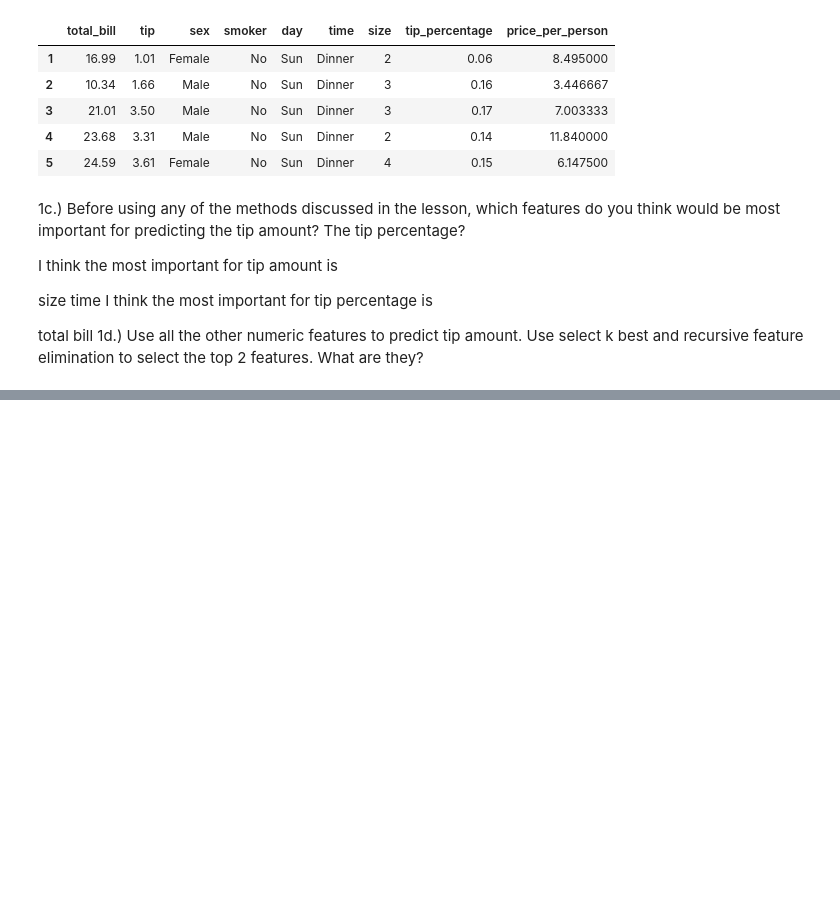
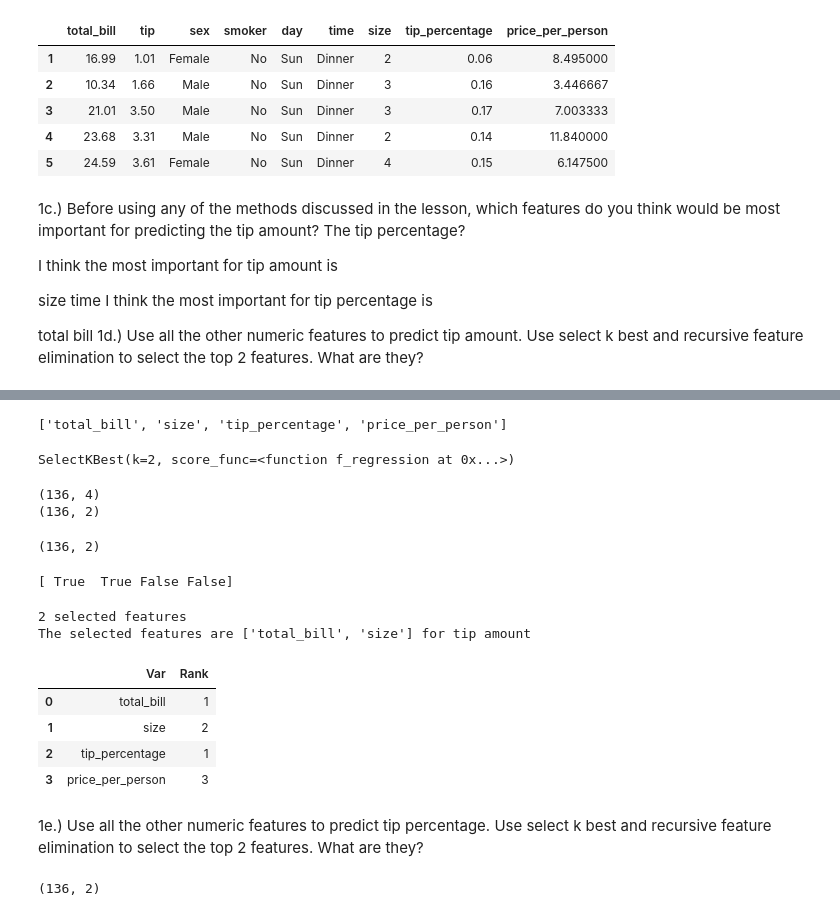
Before and after one commit to chriseverts/regression-exercises-, a Jupyter notebook: feature_engineering.ipynb, the cells around one changed output, grey strips where cells are left out. Saved outputs shown, nothing was run; the diff lists cells and outputs as text; code cells hidden in the pictures; blank space fills up the shorter version.

```diff
--- a/feature_engineering.ipynb
+++ b/feature_engineering.ipynb
@@ -107,0 +111,61 @@ NameError: name 'fe' is not defined
+# %%
+num_cols = fe.get_numeric_X_cols(X_train, obj_cols)
+num_cols
+# %% [output]
+['total_bill', 'size', 'tip_percentage', 'price_per_person']
+# %%
+X_train_scaled, X_validate_scaled, X_test_scaled = fe.min_max_scale(X_train, X_validate, X_test, num_cols)
+# %%
+f_selector = SelectKBest(f_regression, k=2)
+# %%
+f_selector.fit(X_train_scaled, y_train)
+# %% [output]
+SelectKBest(k=2, score_func=<function f_regression at 0x...>)
+# %%
+X_reduced = f_selector.transform(X_train_scaled)
+
+print(X_train_scaled.shape)
+print(X_reduced.shape)
+# %% [output]
+(136, 4)
+(136, 2)
+# %%
+#or condense the last 3 steps into this
+X_reduced2 = SelectKBest(f_regression, k=2).fit_transform(X_train_scaled, y_train)
+print(X_reduced2.shape)
+# %% [output]
+(136, 2)
+# %%
+f_support = f_selector.get_support()
+
+print(f_support)
+# %% [output]
+[ True  True False False]
+# %%
+f_feature = X_train_scaled.loc[:,f_support].columns.tolist()
+
+# you could also get the list this way (among many others)
+# f_feature = [X_train_scaled.columns.values[i] for i in range(len(feature_mask)) if feature_mask[i]==True]
+
+print(str(len(f_feature)), 'selected features')
+print(f'The selected features are {f_feature} for tip amount')
+# %% [output]
+2 selected features
+The selected features are ['total_bill', 'size'] for tip amount
+# %%
+#recursive
+lm=LinearRegression()
+rfe = RFE(lm, 2)
+X_rfe = rfe.fit_transform(X_train_scaled,y_train)
+lm.fit(X_rfe,y_train)
+
+var_ranks = rfe.ranking_
+var_names = X_train_scaled.columns.tolist()
+
+pd.DataFrame({'Var': var_names, 'Rank': var_ranks})
+# %% [output]
+|  | Var | Rank |
+| 0 | total_bill | 1 |
+| 1 | size | 2 |
+| 2 | tip_percentage | 1 |
+| 3 | price_per_person | 3 |
@@ -107,0 +174,2 @@ NameError: name 'fe' is not defined
+# %% [markdown]
+1e.) Use all the other numeric features to predict tip percentage. Use select k best and recursive feature elimination to select the top 2 features. What are they?
@@ -107,0 +178,10 @@ NameError: name 'fe' is not defined
+# %%
+X_train, y_train, X_validate, y_validate, X_test, y_test = fe.train_validate_test(tips, new_target)
+obj_cols = fe.get_object_cols(X_train)
+num_cols = fe.get_numeric_X_cols(X_train, obj_cols)
+X_train_scaled, X_validate_scaled, X_test_scaled = fe.min_max_scale(X_train, X_validate, X_test, num_cols)
+
+X_reduced = SelectKBest(f_regression, k=2).fit_transform(X_train_scaled, y_train)
+print(X_reduced.shape)
+# %% [output]
+(136, 2)
```
Also changed, not shown: parts of 33 cells of this notebook, 1 other file.
